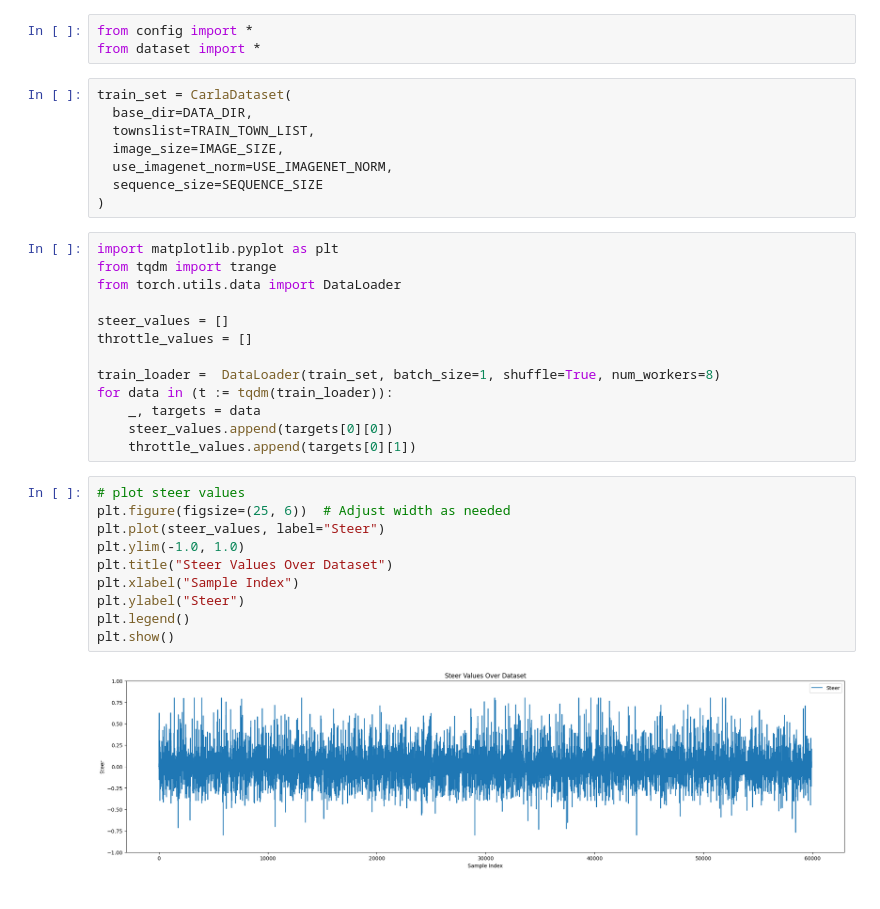
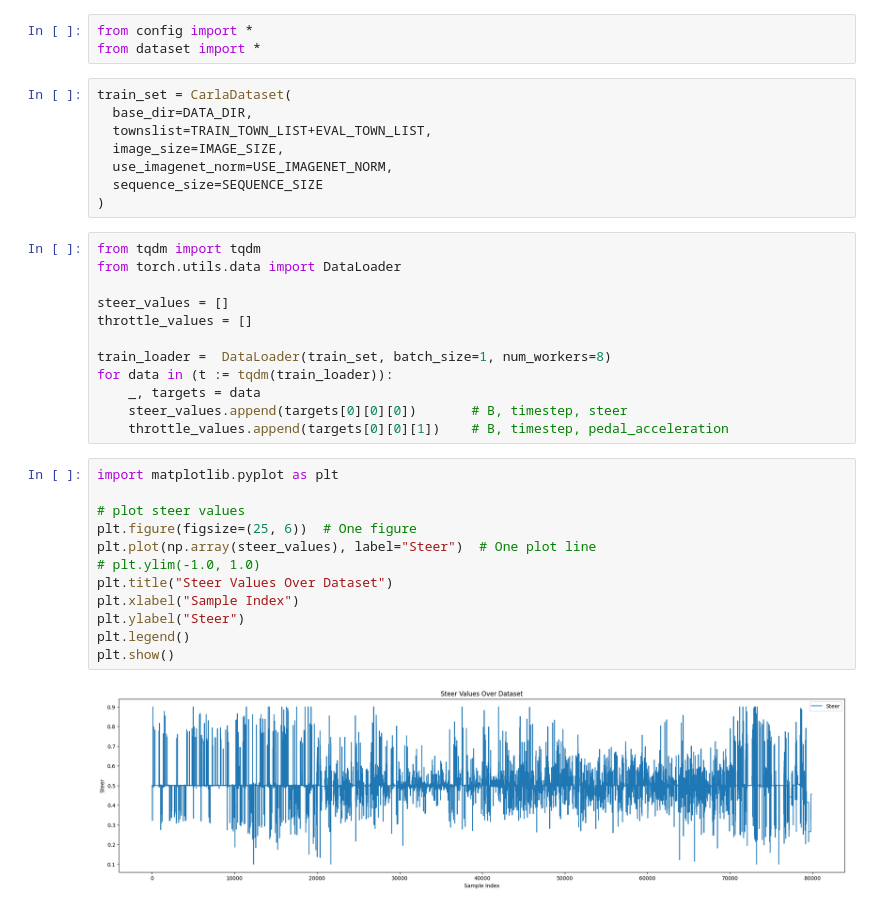
Before and after one commit to pAplakidis/R-CILv3D, a Jupyter notebook: CILv3D/dataset_exploration.ipynb, the cells around one changed output. Cells and saved outputs as stored; diff of their text form.

Commit message:
predict future controls + normalize steer + cleanup

```diff
--- a/CILv3D/dataset_exploration.ipynb
+++ b/CILv3D/dataset_exploration.ipynb
@@ -4,36 +4,37 @@ from dataset import *
 # %%
 train_set = CarlaDataset(
   base_dir=DATA_DIR,
-  townslist=TRAIN_TOWN_LIST,
+  townslist=TRAIN_TOWN_LIST+EVAL_TOWN_LIST,
   image_size=IMAGE_SIZE,
   use_imagenet_norm=USE_IMAGENET_NORM,
   sequence_size=SEQUENCE_SIZE
 )
 # %%
-import matplotlib.pyplot as plt
-from tqdm import trange
+from tqdm import tqdm
 from torch.utils.data import DataLoader
 
 steer_values = []
 throttle_values = []
 
-train_loader =  DataLoader(train_set, batch_size=1, shuffle=True, num_workers=8)
+train_loader =  DataLoader(train_set, batch_size=1, num_workers=8)
 for data in (t := tqdm(train_loader)):
     _, targets = data
-    steer_values.append(targets[0][0])
-    throttle_values.append(targets[0][1])
+    steer_values.append(targets[0][0][0])       # B, timestep, steer
+    throttle_values.append(targets[0][0][1])    # B, timestep, pedal_acceleration
 # %%
+import matplotlib.pyplot as plt
+
 # plot steer values
-plt.figure(figsize=(25, 6))  # Adjust width as needed
-plt.plot(steer_values, label="Steer")
-plt.ylim(-1.0, 1.0)
+plt.figure(figsize=(25, 6))  # One figure
+plt.plot(np.array(steer_values), label="Steer")  # One plot line
+# plt.ylim(-1.0, 1.0)
 plt.title("Steer Values Over Dataset")
 plt.xlabel("Sample Index")
 plt.ylabel("Steer")
 plt.legend()
 plt.show()
 # %% [output]
-[figure, old version]
+[figure, new version]
 # %%
 # plot pedal acc values
 plt.figure(figsize=(25, 6))  # Adjust width as needed
```
Also changed, not shown: parts of 1 cell of this notebook, 8 other files.
